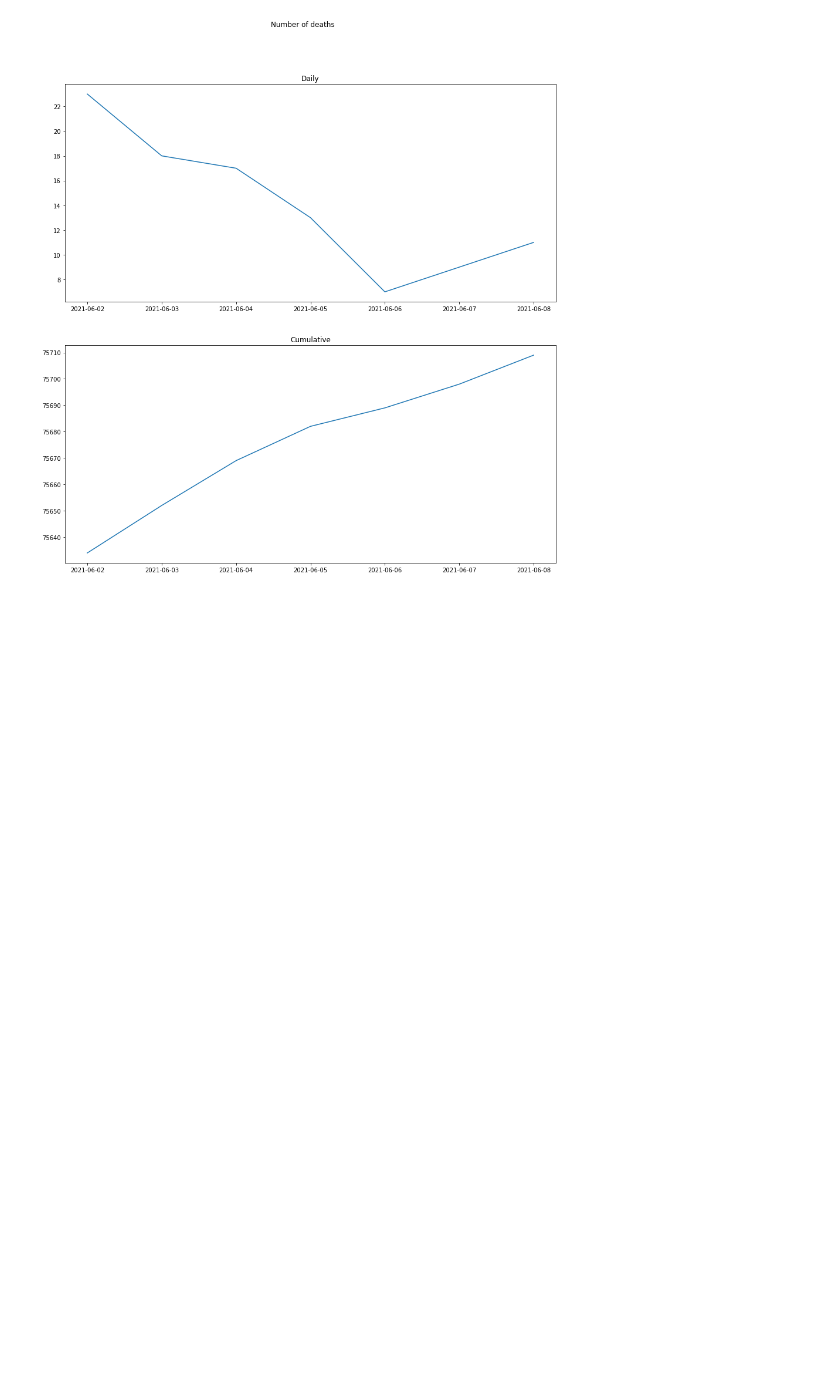
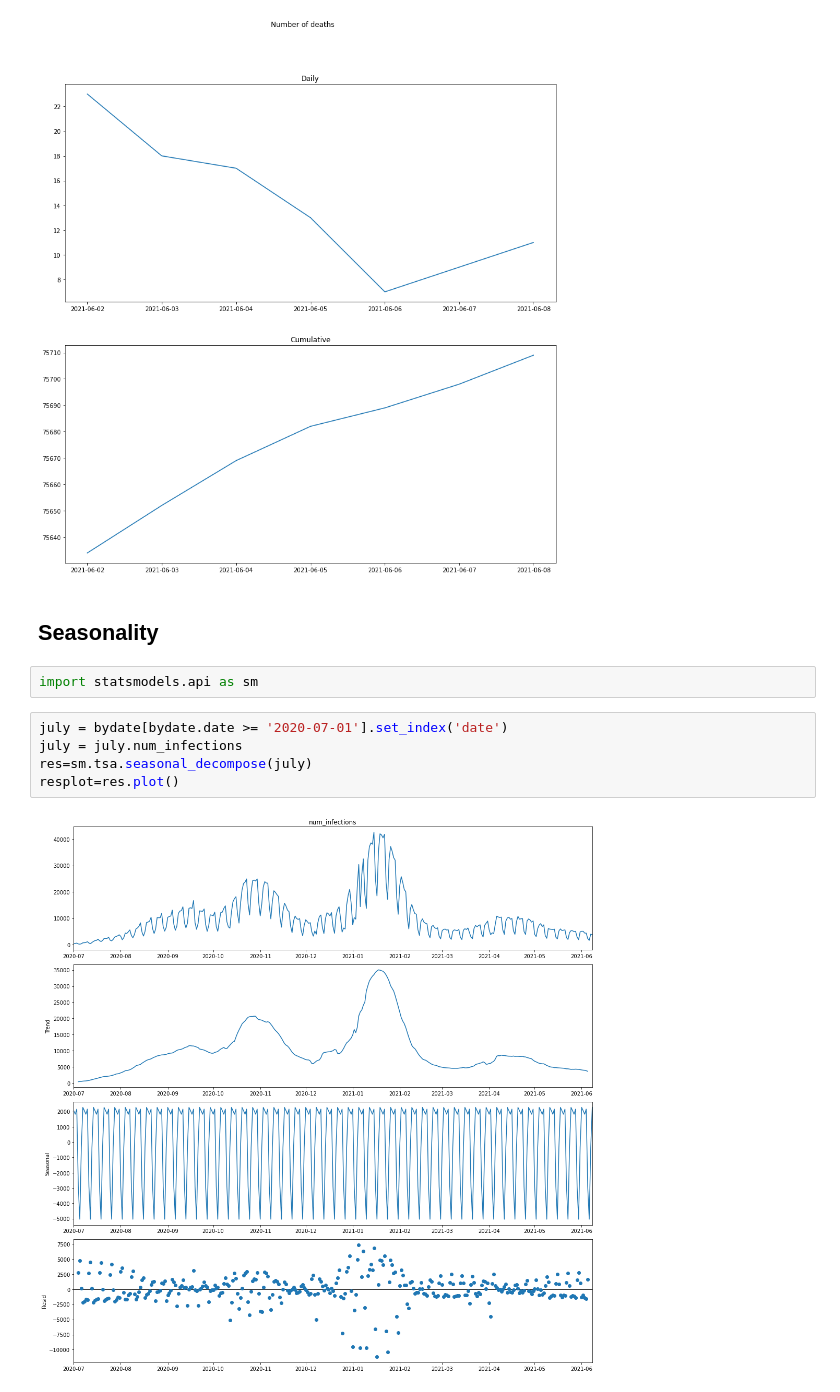
Before and after one commit to ffreire92/final_project, a Jupyter notebook: notebooks/Information_sources.ipynb, the cells around one changed output. Cells and saved outputs as stored; diff of their text form; blank space fills up the shorter version.

```diff
--- a/notebooks/Information_sources.ipynb
+++ b/notebooks/Information_sources.ipynb
@@ -468,3 +465,14 @@ overview(last7, 'Number of Intensive Care Units')
 overview(last7, 'Number of deaths')
 # %% [output]
 [figure]
+# %% [markdown]
+## Seasonality
+# %%
+import statsmodels.api as sm
+# %%
+july = bydate[bydate.date >= '2020-07-01'].set_index('date')
+july = july.num_infections
+res=sm.tsa.seasonal_decompose(july)
+resplot=res.plot()
+# %% [output]
+[figure, added]
```
Also changed, not shown: parts of 57 cells of this notebook.
